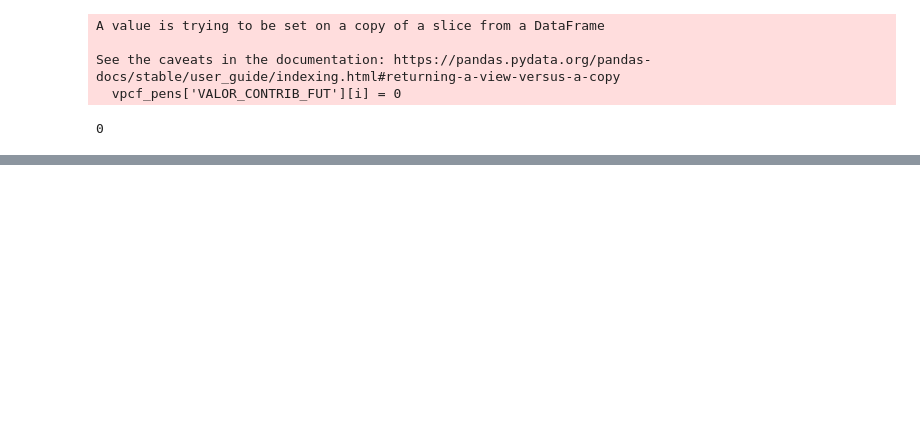
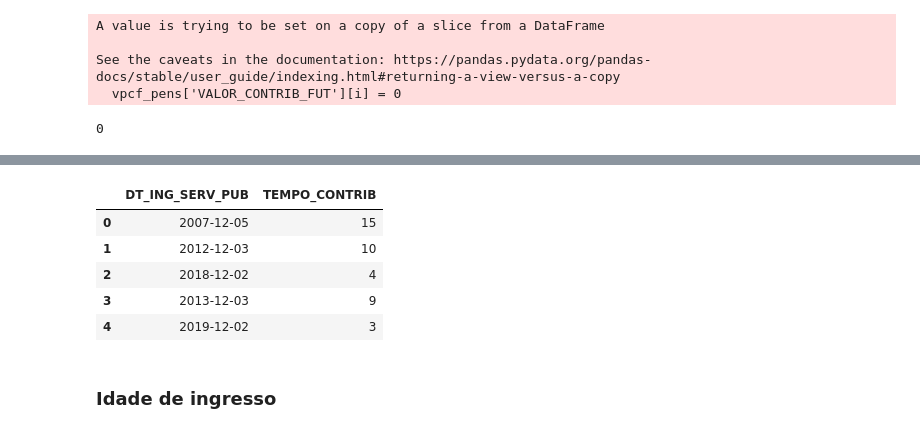
Before and after one commit to alexdesousapereira/CodigosTratamentoRPPS, a Jupyter notebook: PARTE2-CalculoDREAtuarial.ipynb, the cells around one changed output, grey strips where cells are left out. Drawn from its saved outputs; the diff is of its cells as text; code cells hidden in the pictures; blank space fills up the shorter version.

```diff
--- a/PARTE2-CalculoDREAtuarial.ipynb
+++ b/PARTE2-CalculoDREAtuarial.ipynb
@@ -482,0 +567,11 @@ vpcf_pens['VALOR_CONTRIB_FUT'].sum()
+# %%
+servidores[['DT_ING_SERV_PUB','TEMPO_CONTRIB']].head()
+# %% [output]
+|  | DT_ING_SERV_PUB | TEMPO_CONTRIB |
+| 0 | 2007-12-05 | 15 |
+| 1 | 2012-12-03 | 10 |
+| 2 | 2018-12-02 | 4 |
+| 3 | 2013-12-03 | 9 |
+| 4 | 2019-12-02 | 3 |
+# %% [markdown]
+### Idade de ingresso
```
Also changed, not shown: parts of 15 cells of this notebook, 11 other files.
